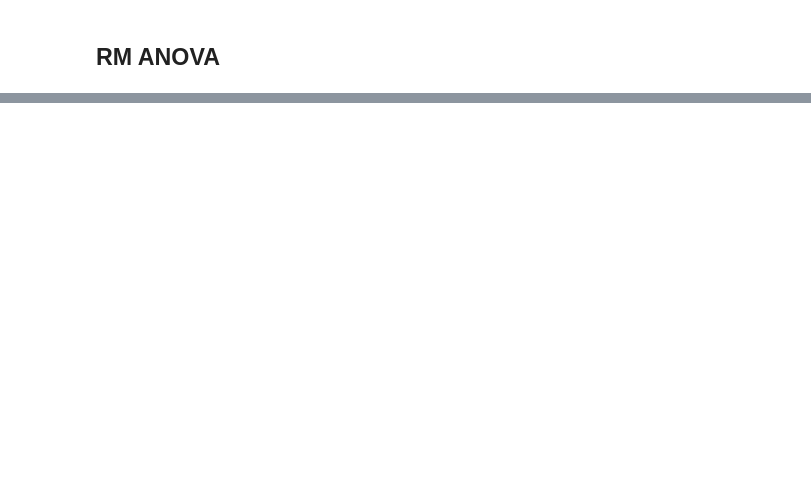
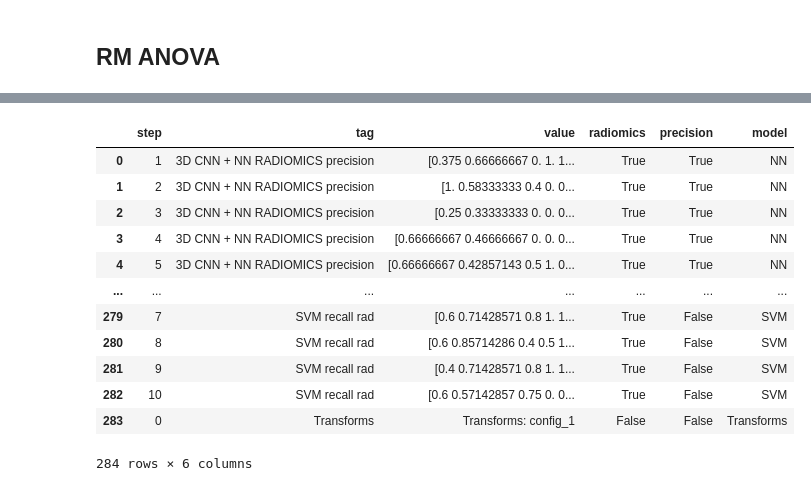
Before and after one commit to erik-tt/AI_kidney_diagnosis_assistant, a Jupyter notebook: ML/classification/results/plots.ipynb, the cells around one changed output, grey strips where cells are left out. Drawn from its saved outputs; the diff is of its cells as text; code cells hidden in the pictures; blank space fills up the shorter version.

Commit message:
Mean std precision recall

```diff
--- a/ML/classification/results/plots.ipynb
+++ b/ML/classification/results/plots.ipynb
@@ -17,13 +17,14 @@ from tbparse import SummaryReader
 
 relative_path = os.path.curdir
 
-reader = SummaryReader(relative_path + "/cnnweak_['drsbru']_20250513-125026")
+reader = SummaryReader(relative_path + "/cnnweak_['drsbru']_20250515-180608")
 df_drsbru_acc = reader.scalars
 
-reader = SummaryReader(relative_path + "/cnnweak_['drsprg', 'drsbru']_20250513-154055")
+reader = SummaryReader(relative_path + "/cnnweak_['drsprg', 'drsbru']_20250515-181939")
 df_both_acc = reader.scalars
+df_both_pr = reader.text
 
-reader = SummaryReader(relative_path + "/cnnweak_['drsprg']_20250513-113349")
+reader = SummaryReader(relative_path + "/cnnweak_['drsprg']_20250515-174725")
 df_drsprg_acc = reader.scalars
 # %%
 df_both_acc.head()
@@ -201,0 +380,22 @@ bonferroni
+# %%
+df_both_pr['tag'] = df_both_pr['tag'].str.replace('acc', '')
+df_both_pr['radiomics'] = df_both_pr['tag'].str.contains(r'RADIOMICS|rad').map({True: 'True', False: 'False'})
+df_both_pr['precision'] = df_both_pr['tag'].str.contains(r'precision').map({True: 'True', False: 'False'})
+df_both_pr['model'] = df_both_pr['tag'].str.replace(r'RADIOMICS|rad|precision|recall', '', regex=True)
+df_both_pr['model'] = df_both_pr['model'].str.replace(r'(B3D CNN \+|3D CNN \+)', '', regex=True)
+df_both_pr['model'] = df_both_pr['model'].str.strip()
+df_both_pr
+# %% [output]
+|  | step | tag | value | radiomics | precision | model |
+| 0 | 1 | 3D CNN + NN RADIOMICS precision | [0.375 0.66666667 0. 1. 1... | True | True | NN |
+| 1 | 2 | 3D CNN + NN RADIOMICS precision | [1. 0.58333333 0.4 0. 0... | True | True | NN |
+| 2 | 3 | 3D CNN + NN RADIOMICS precision | [0.25 0.33333333 0. 0. 0... | True | True | NN |
+| 3 | 4 | 3D CNN + NN RADIOMICS precision | [0.66666667 0.46666667 0. 0. 0... | True | True | NN |
+| 4 | 5 | 3D CNN + NN RADIOMICS precision | [0.66666667 0.42857143 0.5 1. 0... | True | True | NN |
+| ... | ... | ... | ... | ... | ... | ... |
+| 279 | 7 | SVM recall rad | [0.6 0.71428571 0.8 1. 1... | True | False | SVM |
+| 280 | 8 | SVM recall rad | [0.6 0.85714286 0.4 0.5 1... | True | False | SVM |
+| 281 | 9 | SVM recall rad | [0.4 0.71428571 0.8 1. 1... | True | False | SVM |
+| 282 | 10 | SVM recall rad | [0.6 0.57142857 0.75 0. 0... | True | False | SVM |
+| 283 | 0 | Transforms | Transforms: config_1 | False | False | Transforms |
+284 rows × 6 columns
```
Also changed, not shown: parts of 24 cells of this notebook.
